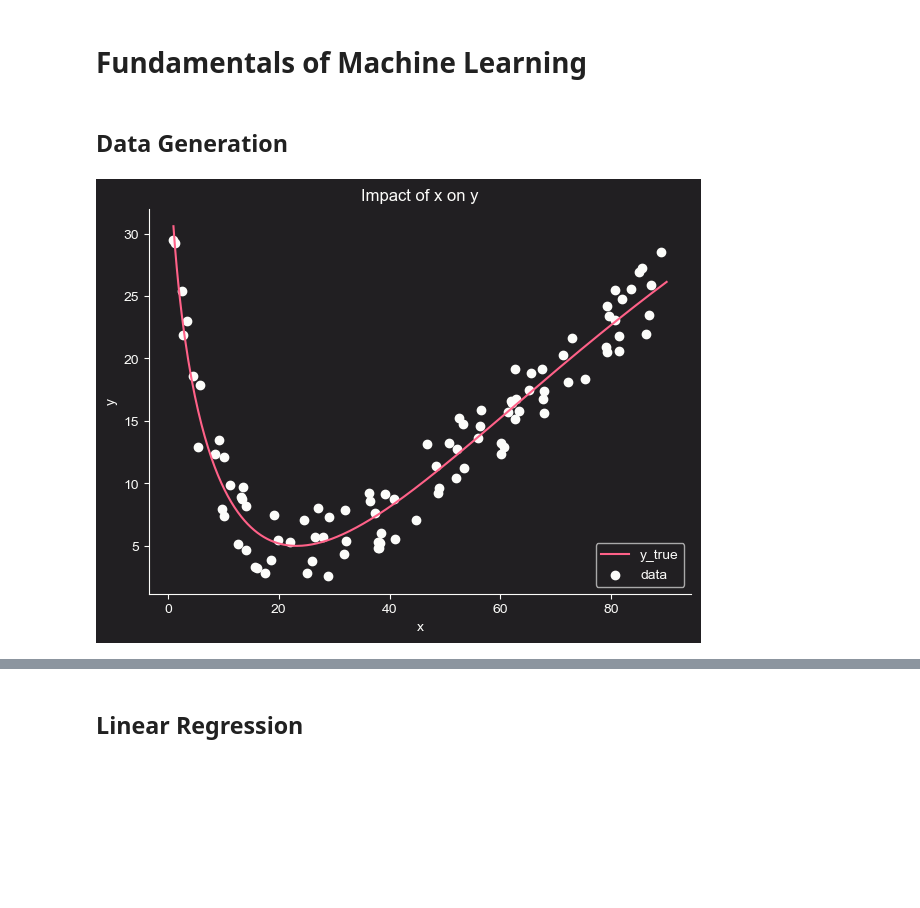
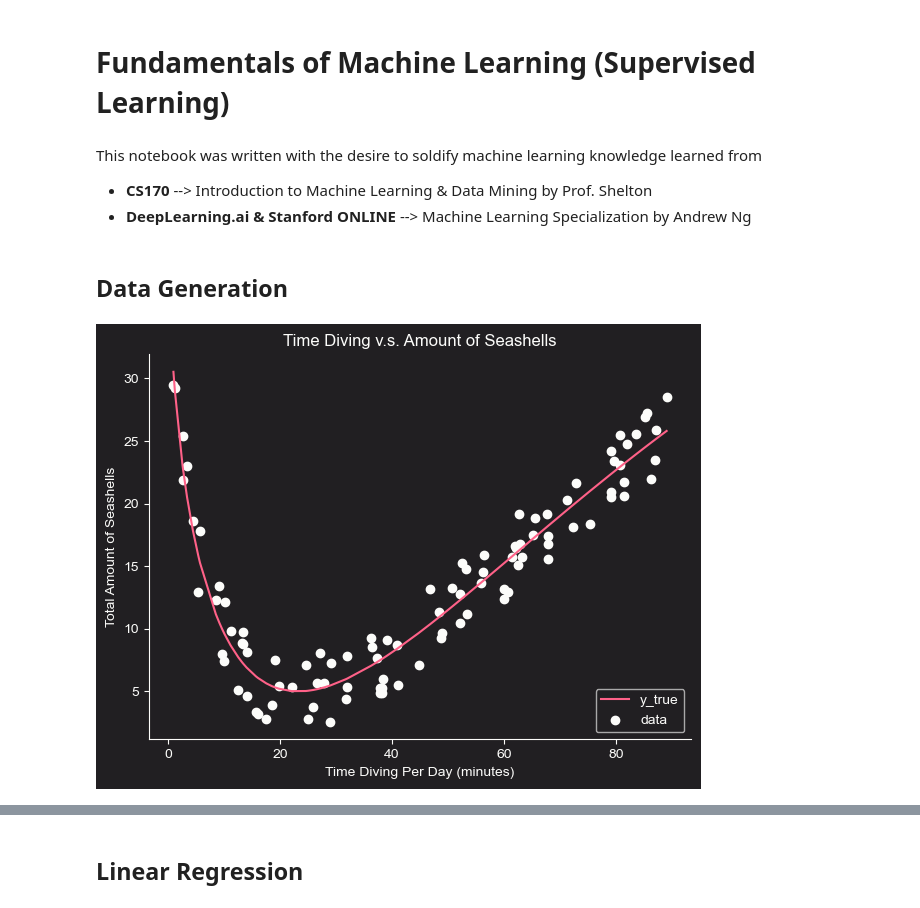
Before and after one commit to jakecreate/machine-learning-from-scratch, a Jupyter notebook: fundamentals_machine_learning.ipynb, the cells around one changed output, grey strips where cells are left out. Drawn from its saved outputs; the diff is of its cells as text; code cells hidden in the pictures; blank space fills up the shorter version.

```diff
--- a/fundamentals_machine_learning.ipynb
+++ b/fundamentals_machine_learning.ipynb
@@ -1,3 +1,7 @@
 # %% [markdown]
-# Fundamentals of Machine Learning
+# Fundamentals of Machine Learning (Supervised Learning)
+# %% [markdown]
+This notebook was written with the desire to soldify machine learning knowledge learned from
+* **CS170** --> Introduction to Machine Learning & Data Mining by Prof. Shelton
+* **DeepLearning.ai & Stanford ONLINE** --> Machine Learning Specialization by Andrew Ng
 # %%
@@ -32,24 +37,23 @@ plt.rcParams['ytick.color'] = c_map['white']
 # %%
 np.random.seed(1)
 n_samples = 100
 
-x_sample = np.sort(np.random.uniform(low=1, high=90, size=n_samples))
+x_sample = np.round(np.sort(np.random.uniform(low=1, high=90, size=n_samples)), 2)
 y_noise = np.random.uniform(low=-3, high=3, size=n_samples)
 y_sample = -20*np.sin(x_sample**(1/3) + 5) + 25 + y_noise
 
-x = np.linspace(start=1, stop=90, num=300)
-y_true = -20*np.sin(x**(1/3) + 5) + 25
+y_true = -20*np.sin(x_sample**(1/3) + 5) + 25
 
 # graph of data
 fig, ax = plt.subplots(figsize=(7,5))
-ax.plot(x, y_true, c=c_map['red'], label='y_true')
+ax.plot(x_sample, y_true, c=c_map['red'], label='y_true')
 ax.scatter(x_sample, y_sample, c=c_map['white'], label='data')
 
 ax.spines[['top', 'right']].set_visible(False)
 ax.spines[['bottom', 'left']].set_color(c_map['white'])
-ax.set_title('Impact of x on y')
-ax.set_xlabel('x')
-ax.set_ylabel('y')
+ax.set_title('Time Diving v.s. Amount of Seashells')
+ax.set_xlabel('Time Diving Per Day (minutes)')
+ax.set_ylabel('Total Amount of Seashells')
 ax.legend(loc='lower right');
 # %% [output]
-[figure, old version]
+[figure, new version]
```
Also changed, not shown: parts of 33 cells of this notebook.
